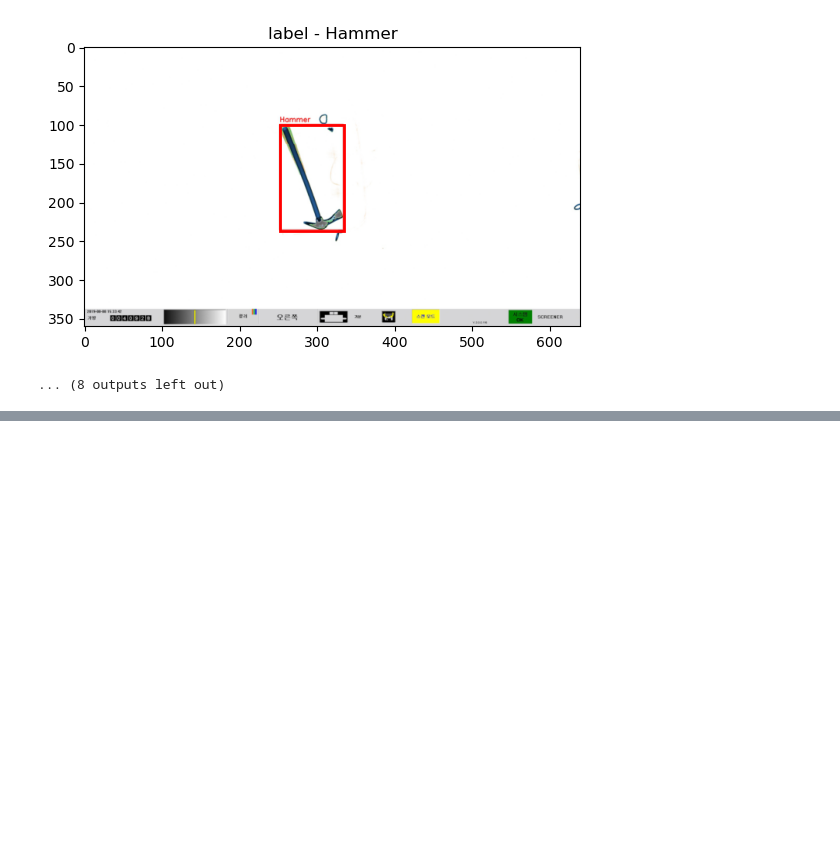
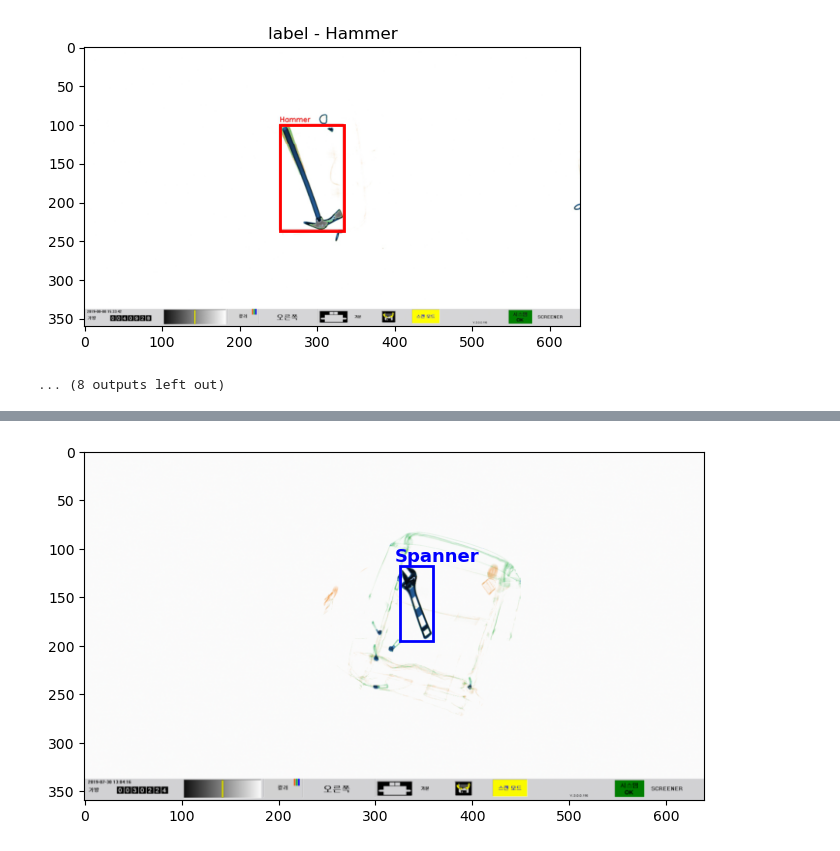
Before and after one commit to matdongsan5/ML, a Jupyter notebook: TL/PROJECT_TL/test.ipynb, the cells around one changed output, grey strips where cells are left out. Saved outputs shown, nothing was run; the diff lists cells and outputs as text; code cells hidden in the pictures; blank space fills up the shorter version.

```diff
--- a/TL/PROJECT_TL/test.ipynb
+++ b/TL/PROJECT_TL/test.ipynb
@@ -205,0 +218,18 @@ lx, ly, w, h => (252, 100, 82, 136)
+# %%
+# weights 설정
+WEIGHTS = RetinaNet_ResNet50_FPN_Weights.DEFAULT
+
+DEVICE = "cuda" if torch.cuda.is_available() else "cpu"
+# 모델 로딩 (pretrained backbone 포함)
+MODEL = retinanet_resnet50_fpn(
+    weights=None,  # 전체 모델은 초기화
+    weights_backbone=ResNet50_Weights.DEFAULT,
+    num_classes=7  # 여기서 원하는 클래스 수 지정
+).to(DEVICE)
+# %%
+from torch import optim
+
+
+params = [p for p in MODEL.parameters() if p.requires_grad]
+optimizer = optim.SGD(params, lr=0.001, momentum=0.9, weight_decay=0.0005)
+lr_scheduler = optim.lr_scheduler.StepLR(optimizer, step_size=5, gamma=0.1)
@@ -205,0 +269,72 @@ lx, ly, w, h => (252, 100, 82, 136)
+# %%
+import numpy as np
+from PIL import Image
+from matplotlib import pyplot as plt
+from torchvision.transforms.functional import to_pil_image
+
+## 객체에 박스 그리기.
+def draw_bbox(ax, box, text, color):
+    ax.add_patch(
+        plt.Rectangle(
+            xy=(box[0], box[1]),
+            width=box[2] - box[0],
+            height=box[3] - box[1],
+            fill=False,
+            edgecolor=color,
+            linewidth=2,
+        )
+    )
+    #객체 위치에 라벨 달기
+    ax.annotate(
+        text=text,
+        xy=(box[0] - 5, box[1] - 5),
+        color=color,
+        weight="bold",
+        fontsize=13,
+    )
+
+
+## 검증진행
+## 예측 결과에 대한 신뢰도. 0.5 이상이면 중간 이상의 신뢰도
+threshold = 0.5
+categories = IDX_TO_CATEGORY
+with torch.no_grad():
+    MODEL.eval()
+    idx = 0
+    for images, targets in VALID_DL:
+        idx += 1
+        if idx == 25:
+            break
+        # 예측진행
+        images = [image.to(DEVICE) for image in images] ## GPU적용. cpu면 없어도됨
+
+        outputs = MODEL(images)
+        # 각 이미지에 대한 예측 결과 반환
+        ## -> boxes : 예측된 경계상자 좌표
+        ## -> labels: 예측 박스의 클래스 인덱스
+        ## -> scores : 예측 박스에 대한 신뢰도(확률) 점수, 값의 범위는 0.0~1.0
+        ## 예측 객체 위치, 라벨, 점수 저장 변수들
+        boxes = outputs[0]["boxes"].to("cpu").numpy()
+        labels = outputs[0]["labels"].to("cpu").numpy()
+        scores = outputs[0]["scores"].to("cpu").numpy()
+
+
+        boxes = boxes[scores >= threshold].astype(np.int32)
+        labels = labels[scores >= threshold]
+        scores = scores[scores >= threshold]
+
+        fig = plt.figure(figsize=(8, 8))
+        ax = fig.add_subplot(1, 1, 1)
+        plt.imshow(to_pil_image(images[0]))
+
+        for box, label, score in zip(boxes, labels, scores):
+            draw_bbox(ax, box, f"{categories[label]} - {score:.4f}", "red")
+
+        tboxes = targets[0]["boxes"].numpy()
+        tlabels = targets[0]["labels"].numpy()
+        for box, label in zip(tboxes, tlabels):
+            draw_bbox(ax, box, f"{categories[label]}", "blue")
+
+        plt.show()
+# %% [output]
+[figure, added]
```
Also changed, not shown: parts of 7 cells of this notebook, 17 other files.
